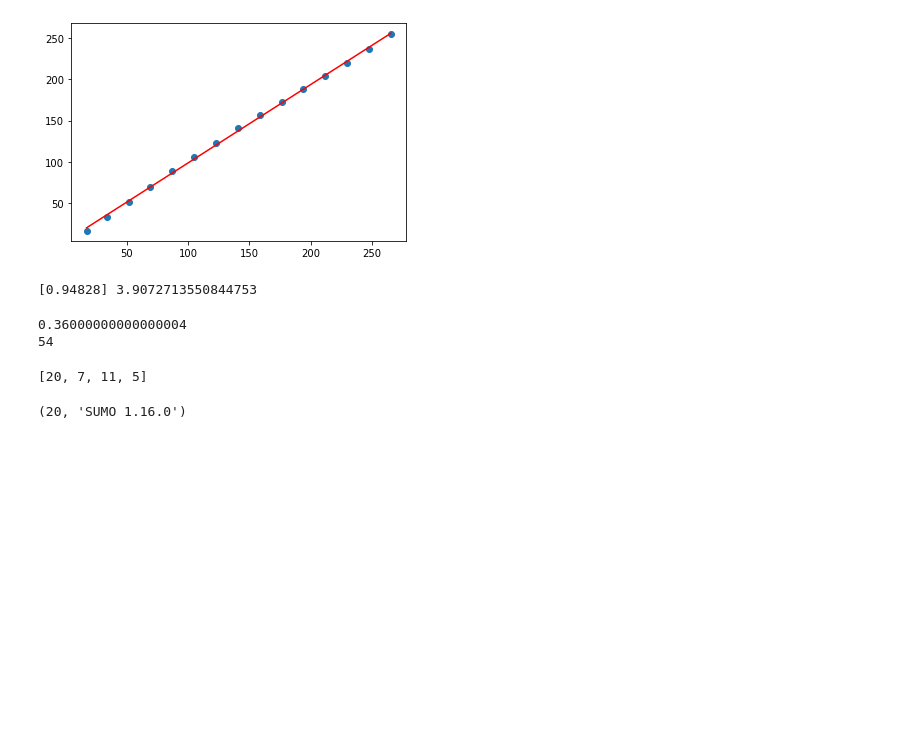
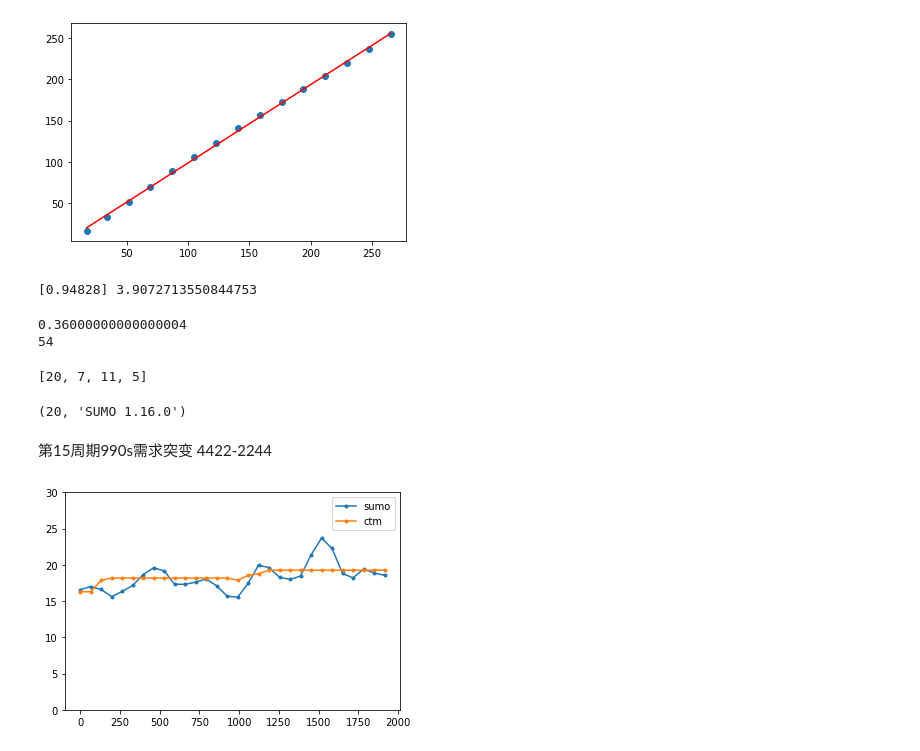
Before and after one commit to Eightina/Digital-Twin-CTM, a Jupyter notebook: Digital-Twin/analyze.ipynb, the cells around one changed output. Drawn from its saved outputs; the diff is of its cells as text; code cells hidden in the pictures; blank space fills up the shorter version.

```diff
--- a/Digital-Twin/analyze.ipynb
+++ b/Digital-Twin/analyze.ipynb
@@ -258,3 +258,21 @@ traci.start(
 )
 # %% [output]
 (20, 'SUMO 1.16.0')
+# %% [markdown]
+第15周期990s需求突变 4422-2244
+# %%
+og_sumo = [2.8540945620690583, 4.886455319299999, 9.98096041495164, 16.490363848027982, 18.923575692522274, 17.42646964699685, 16.600550812723792, 16.581224196920374, 15.248393472984743, 15.777251217006567, 16.573390706213235, 17.00309197261963, 16.601543772739383, 15.605059358424501, 16.330095912795162, 17.160413675535146, 18.6627961167922, 19.585176817870526, 19.161820700330097, 17.323310955701153, 17.313060550830567, 17.605273900419252, 18.0578313273065, 17.111691199476123, 15.693006503562387, 15.52203194597332, 17.447637511926953, 19.96571848422064, 19.609089315297133, 18.28386543632008, 17.992517955887664, 18.46092587638948, 21.36206482904716, 23.703086139456303, 22.258213659669178, 18.80685086826823, 18.199315514371314, 19.414543391979844, 18.882449009972024, 18.553164093803257]
+og_ctm = [16.28636634955972, 16.29087027856859, 17.84740254030389, 18.185839248915848, 18.185835369562696, 18.185829550532972, 18.185827610856393, 18.18582373150324, 18.18581985215009, 18.18581597279694, 18.185812093443786, 18.18580239506091, 18.185798515707756, 18.185794636354604, 18.185790757001456, 17.87175324003575, 18.53479482359805, 18.773167497020655, 19.261298745365462, 19.261294866012314, 19.261290986659162, 19.26128516762943, 19.261279348599707, 19.261275469246556, 19.261267710540253, 19.2612638311871, 19.261258012157377, 19.261256072480798, 19.26125025345107, 19.26124637409792]
+sumo_delay = [16.573390706213235, 33.57648267883286, 50.178026451572244, 65.78308580999675, 82.11318172279191, 99.27359539832705, 117.93639151511925, 137.52156833298977, 156.68338903331988, 174.00669998902103, 191.3197605398516, 208.92503444027085, 226.98286576757735, 244.09455696705348, 259.78756347061585, 275.30959541658916, 292.7572329285161, 312.72295141273673, 332.33204072803386, 350.61590616435393, 368.6084241202416, 387.06934999663105, 408.4314148256782, 432.1345009651345, 454.3927146248037, 473.19956549307193, 491.39888100744326, 510.8134243994231, 529.6958734093952, 548.2490375031985]
+ctm_delay = [16.28636634955972, 32.57723662812831, 50.4246391684322, 68.61047841734805, 86.79631378691074, 104.98214333744372, 123.16797094830011, 141.35379467980334, 159.53961453195342, 177.72543050475036, 195.91124259819415, 214.09704499325505, 232.2828435089628, 250.4686381453174, 268.65442890231884, 286.52618214235457, 305.06097696595265, 323.8341444629733, 343.0954432083388, 362.3567380743511, 381.61802906101025, 400.87931422863966, 420.1405935772394, 439.4018690464859, 458.66313675702617, 477.92440058821325, 497.18565860037063, 516.4469146728514, 535.7081649263025, 554.9694113004005]
+og_sumo = og_sumo[10:]
+time0 = [66 * i for i in range(30)]
+
+from matplotlib import pyplot as plt
+plt.plot(time0, og_sumo, label="sumo", marker='.')
+plt.plot(time0, og_ctm, label="ctm", marker='.')
+plt.legend()
+plt.ylim(0, 30)
+plt.show()
+# %% [output]
+[figure, added]
```
Also changed, not shown: parts of 13 cells of this notebook, 13 other files.
